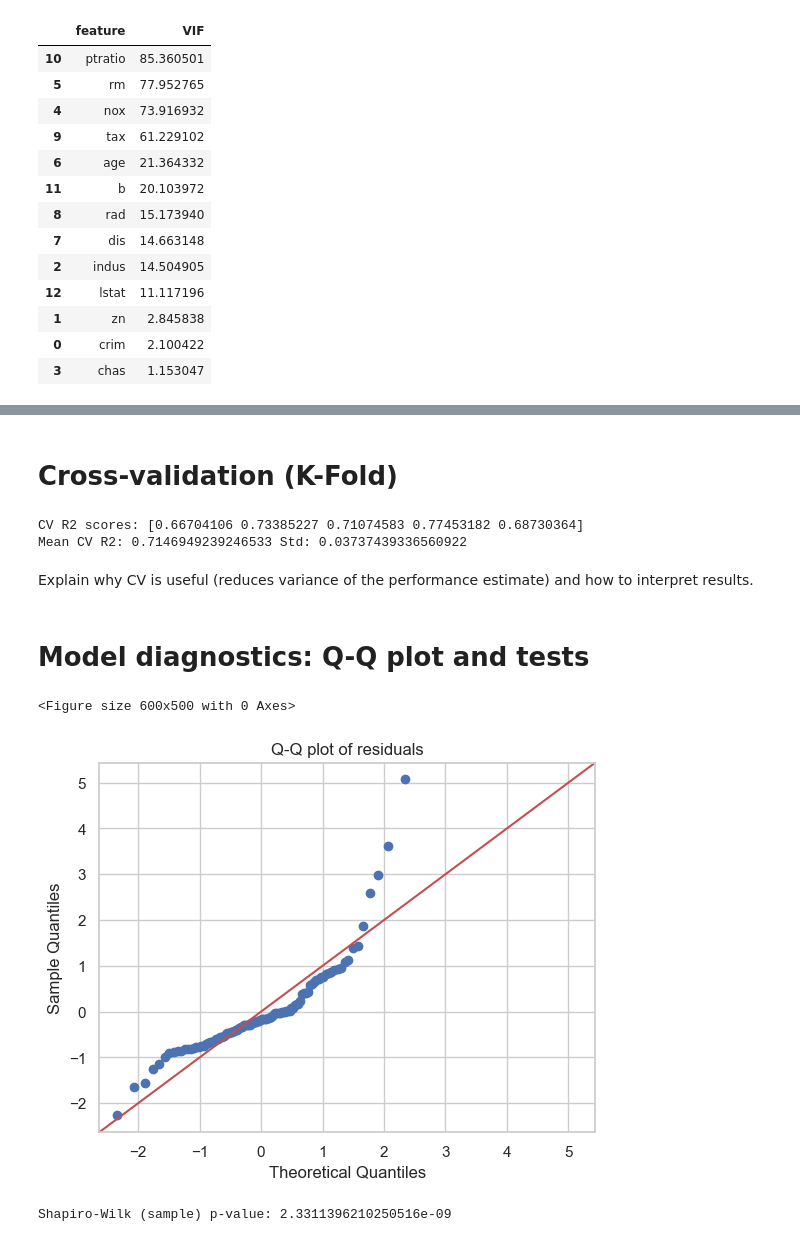
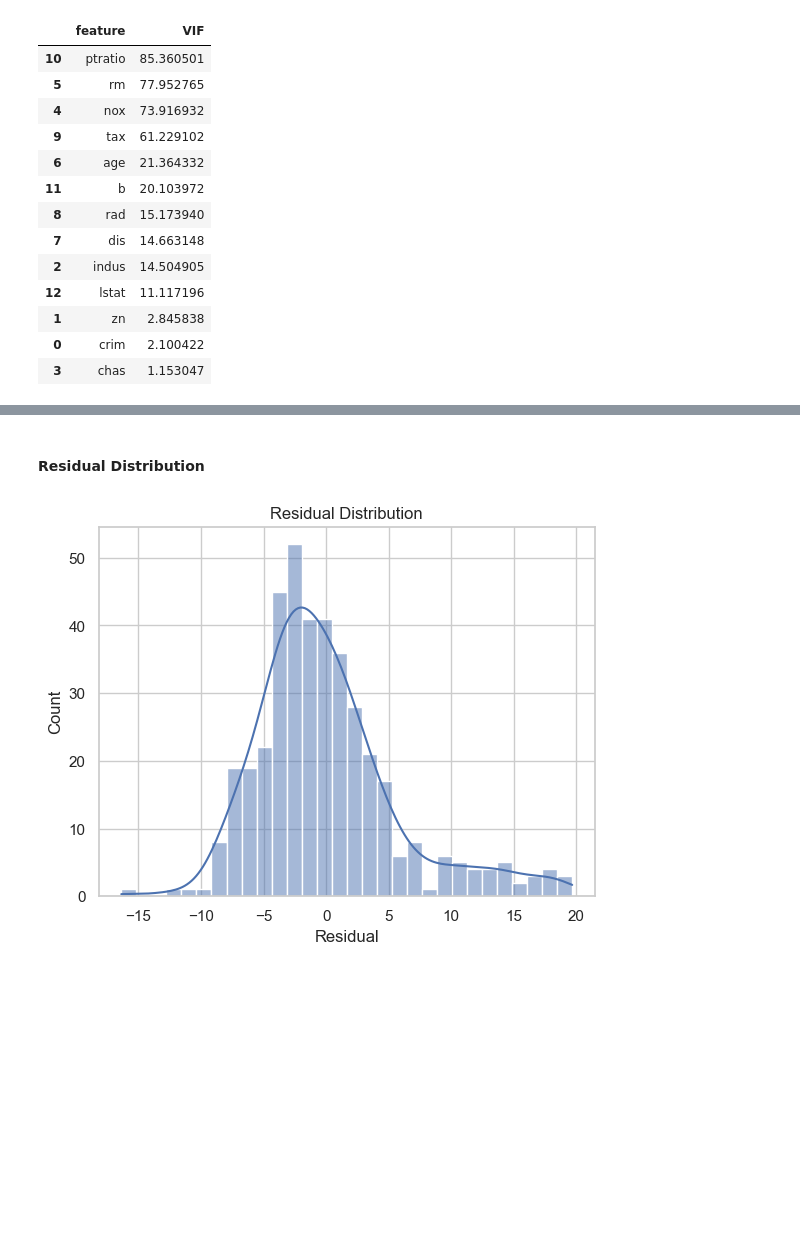
Before and after one commit to mk251-stack/INDE-577-Final-Project, a Jupyter notebook: src/supervised/Linear Regression/Linear_Regression.ipynb, the cells around one changed output, grey strips where cells are left out. Saved outputs shown, nothing was run; the diff lists cells and outputs as text; code cells hidden in the pictures; blank space fills up the shorter version.

```diff
--- a/src/supervised/Linear Regression/Linear_Regression.ipynb
+++ b/src/supervised/Linear Regression/Linear_Regression.ipynb
@@ -421,35 +622,11 @@ Discuss whether residuals are centered near zero, presence of heteroscedasticity
 # %% [markdown]
 
 
-# Cross-validation (K-Fold)
+#### Residual Distribution
 # %%
-# Step 13 — K-Fold cross-validation to estimate generalization
-kf = KFold(n_splits=5, shuffle=True, random_state=42)
-cv_scores = cross_val_score(LinearRegression(), X_scaled, y, cv=kf, scoring='r2', n_jobs=-1)
-print("CV R2 scores:", cv_scores)
-print("Mean CV R2:", cv_scores.mean(), "Std:", cv_scores.std())
+sns.histplot(model.residuals_, kde=True, bins=30)
+plt.title("Residual Distribution")
+plt.xlabel("Residual")
+plt.grid(True)
 # %% [output]
-CV R2 scores: [0.66704106 0.73385227 0.71074583 0.77453182 0.68730364]
-Mean CV R2: 0.7146949239246533 Std: 0.03737439336560922
+[figure, added]
-# %% [markdown]
-Explain why CV is useful (reduces variance of the performance estimate) and how to interpret results.
-# %% [markdown]
-
-
-# Model diagnostics: Q-Q plot and tests
-# %%
-# Step 14 — Q-Q plot for residual normality and Shapiro test if desired
-import scipy.stats as stats
-
-plt.figure(figsize=(6,5))
-sm.qqplot(residuals, line='45', fit=True)
-plt.title("Q-Q plot of residuals")
-plt.show()
-
-# Shapiro (only for small samples; here we will show large-sample alternative)
-shapiro_stat, shapiro_p = stats.shapiro(residuals.sample(500) if len(residuals)>500 else residuals)
-print("Shapiro-Wilk (sample) p-value:", shapiro_p)
-# %% [output]
-<Figure size 600x500 with 0 Axes>
-[figure, removed]
-Shapiro-Wilk (sample) p-value: 2.3311396210250516e-09
```
Also changed, not shown: parts of 46 cells of this notebook.
